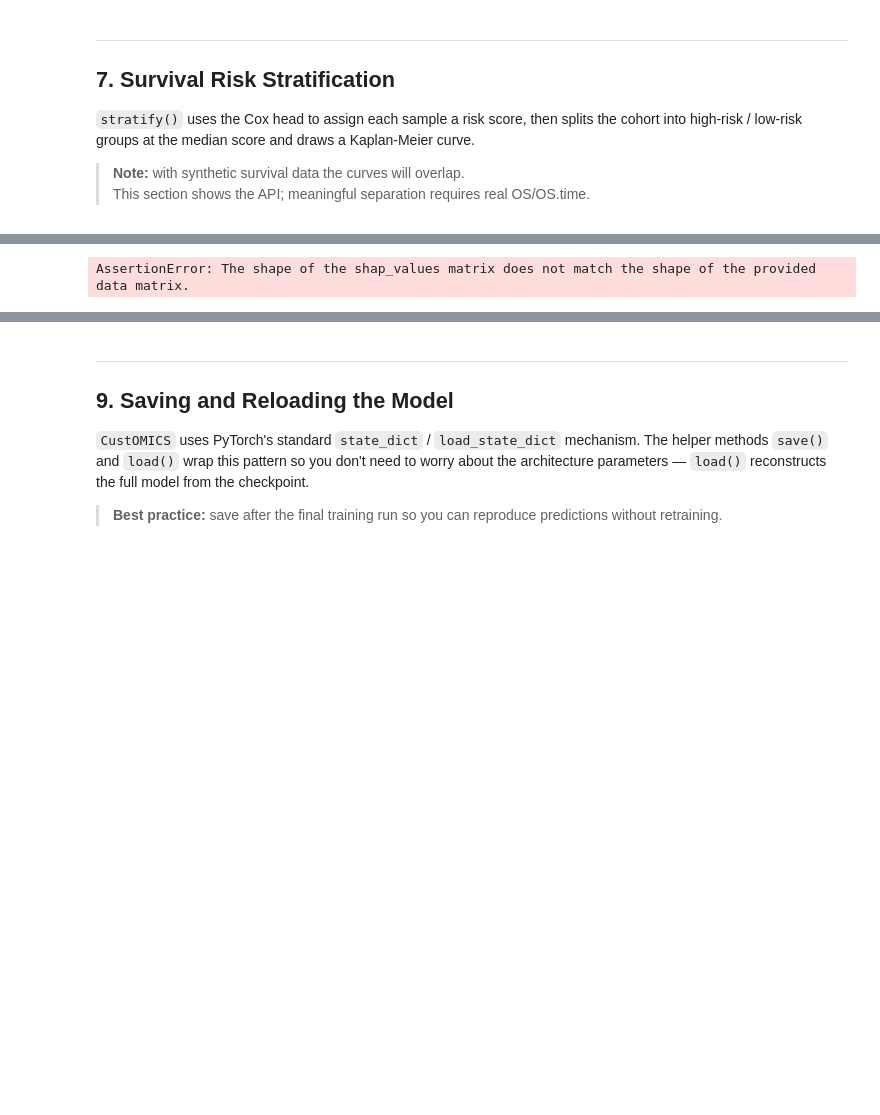
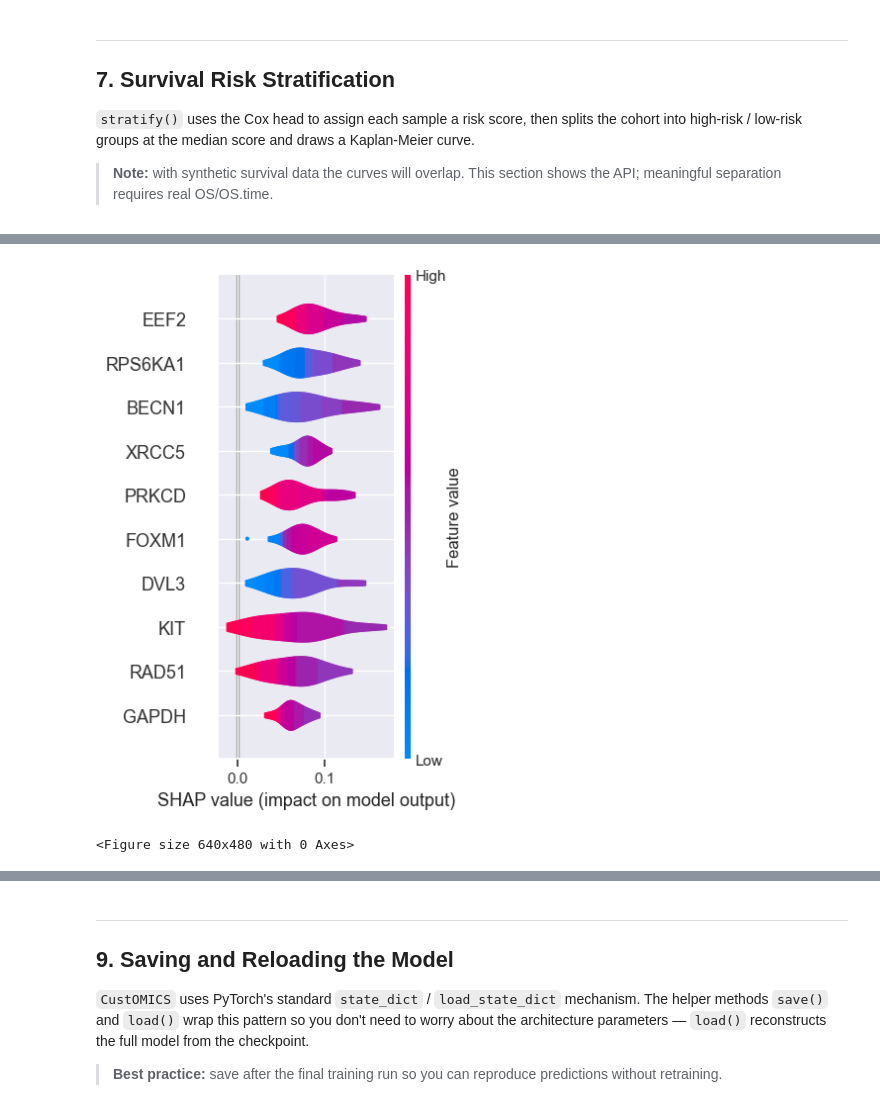
Before and after one commit to prism-oncology/customics, a Jupyter notebook: docs/tutorials/usage.ipynb, the cells around one changed output, grey strips where cells are left out. Cells and saved outputs as stored; diff of their text form; code cells hidden in the pictures; blank space fills up the shorter version.

```diff
--- a/docs/tutorials/usage.ipynb
+++ b/docs/tutorials/usage.ipynb
@@ -529,19 +518,19 @@ one omics source and one tumour subtype.
 The bar plot shows the **mean absolute SHAP value** for each feature — higher
 means more influential for predicting the chosen subtype.
 # %%
-# Feature importance for gene expression → subtype 1
+# Feature importance for RNA expression → subtype 1
 model.explain(
     sample_id=lt_samples,
-    omics_df=omics_df,
-    clinical_df=clinical_df,
-    source="gene_exp",
+    mdata=mdata,
+    source="rna",
     subtype=1,
     label=label,
     device="cpu",
     show=True,
 )
 # %% [output]
+[figure, added]
-AssertionError: The shape of the shap_values matrix does not match the shape of the provided data matrix.
+<Figure size 640x480 with 0 Axes>
 # %%
 # Feature importance for protein expression → subtype 1
 model.explain(
```
Also changed, not shown: parts of 31 cells of this notebook.
